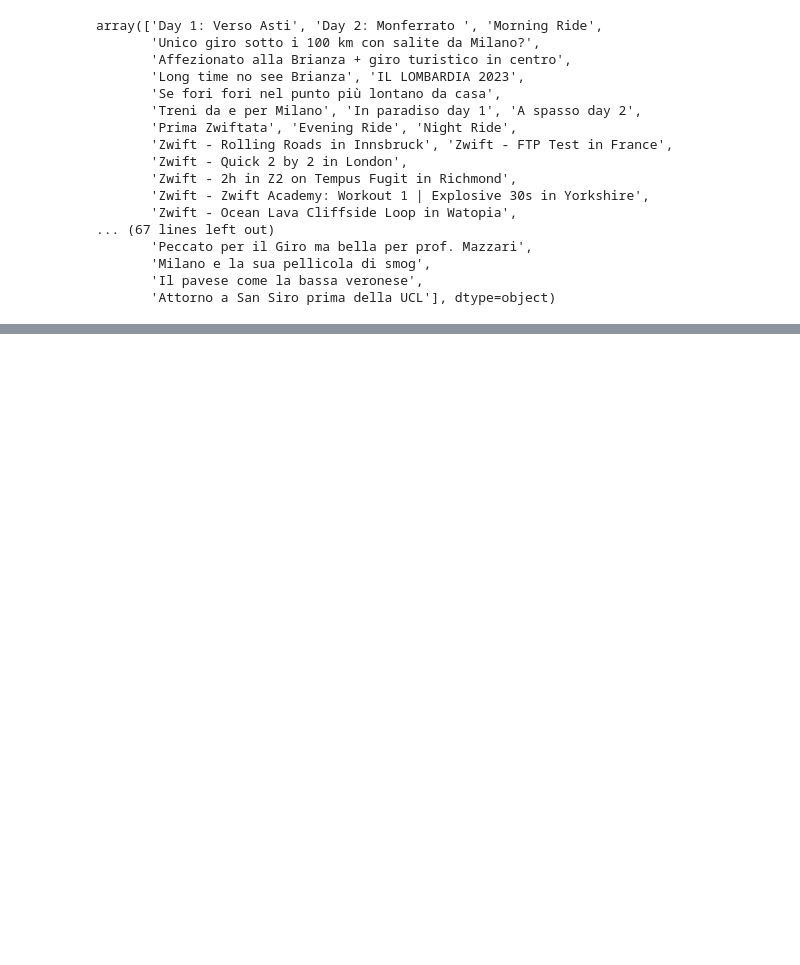
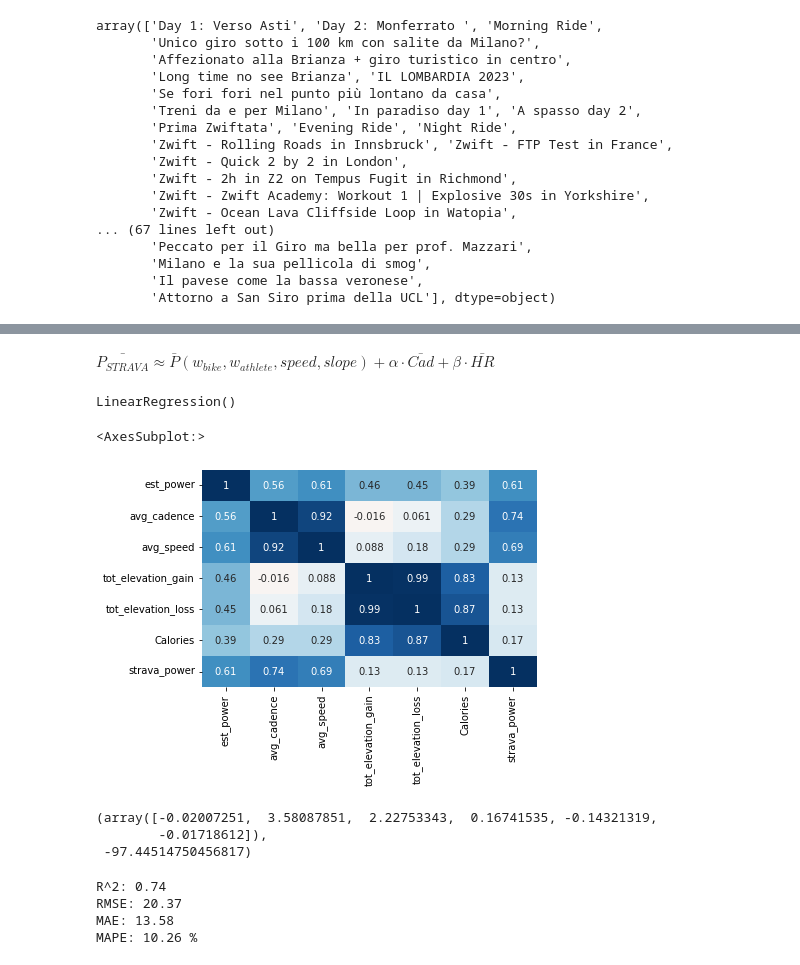
Before and after one commit to MattiaBrocco/estimated-power-watts, a Jupyter notebook: physics_informed_analysis.ipynb, the cells around one changed output, grey strips where cells are left out. Saved outputs shown, nothing was run; the diff lists cells and outputs as text; code cells hidden in the pictures; blank space fills up the shorter version.

```diff
--- a/physics_informed_analysis.ipynb
+++ b/physics_informed_analysis.ipynb
@@ -287,0 +322,35 @@ plt.axhline(176, color = "red", alpha = .5)
+# %%
+######
+# 1) get all activities that have current_slope
+complete_activites = fit_file_points[(fit_file_points["current_slope"].notna()) &
+                                     (fit_file_points["enhanced_speed"].notna()) &
+                                     (fit_file_points["heart_rate"].notna()) &
+                                     (fit_file_points["cadence"].notna()) &
+                                     (fit_file_points["Bike Weight"].notna()) &
+                                     (fit_file_points["Average Watts"].notna())]["Activity Name"].unique()
+
+
+# 2) Compute for each indivually the "compute_power"
+new_sublist = get_averages_activity_name(complete_activites)
+
+# 4) find relation between P_(w1, w2, speed, slope) and avg power using avg cadence and avg heart rate
+# %% [markdown]
+$\bar{P_{STRAVA}}\approx \bar{P}(w_{bike}, w_{athlete}, speed, slope)+\alpha\cdot\bar{Cad}+\beta\cdot\bar{HR}$
+# %%
+from sklearn.metrics import r2_score
+from sklearn.metrics import mean_squared_error
+from sklearn.metrics import mean_absolute_error
+from sklearn.linear_model import LinearRegression
+from sklearn.metrics import root_mean_squared_error
+from sklearn.model_selection import train_test_split
+from sklearn.metrics import mean_absolute_percentage_error
+
+linreg = LinearRegression()
+
+X = new_sublist.drop(["Filename", "strava_power"], axis = 1).values
+y = new_sublist["strava_power"].values
+
+
+linreg.fit(X, y)
+# %% [output]
+LinearRegression()
@@ -287,0 +390,23 @@ plt.axhline(176, color = "red", alpha = .5)
+# %%
+sns.heatmap(new_sublist.drop("Filename", axis = 1).corr(),
+            vmin = -1, vmax = 1, cbar = False,
+            annot = True, cmap = "RdBu")
+# %% [output]
+<AxesSubplot:>
+[figure, added]
+# %%
+linreg.coef_, linreg.intercept_
+# %% [output]
+(array([-0.02007251,  3.58087851,  2.22753343,  0.16741535, -0.14321319,
+        -0.01718612]),
+ -97.44514750456817)
+# %%
+print("R^2: {:.2f}".format(r2_score(y, linreg.predict(X))))
+print("RMSE: {:.2f}".format(root_mean_squared_error(y, linreg.predict(X))))
+print("MAE: {:.2f}".format(mean_absolute_error(y, linreg.predict(X))))
+print("MAPE: {:.2f} %".format(100*mean_absolute_percentage_error(y, linreg.predict(X))))
+# %% [output]
+R^2: 0.74
+RMSE: 20.37
+MAE: 13.58
+MAPE: 10.26 %
```
Also changed, not shown: parts of 55 cells of this notebook, 8 other files.
